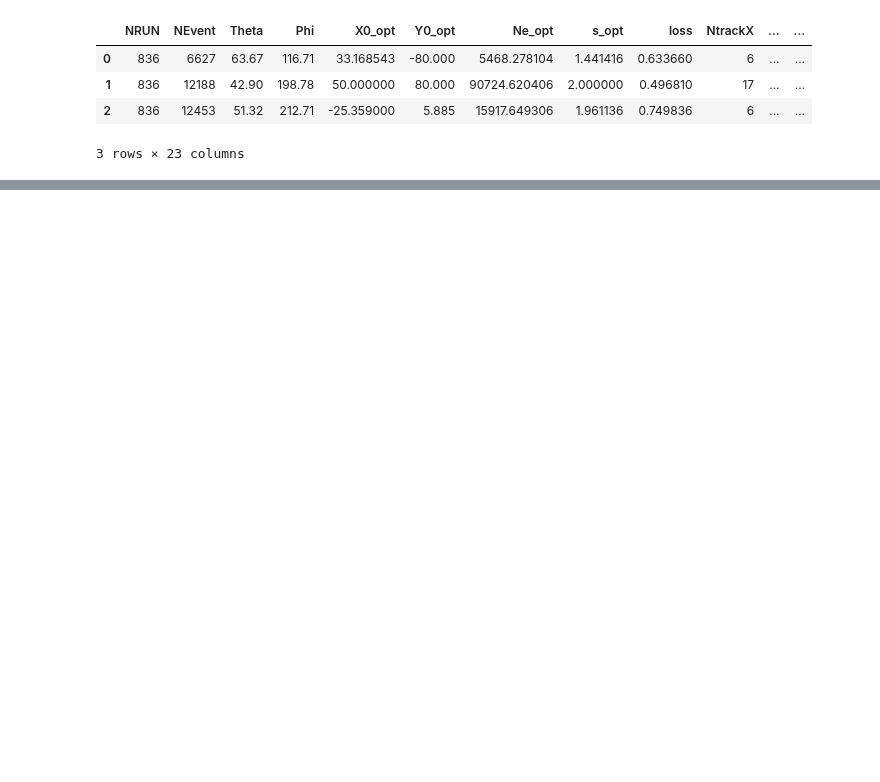
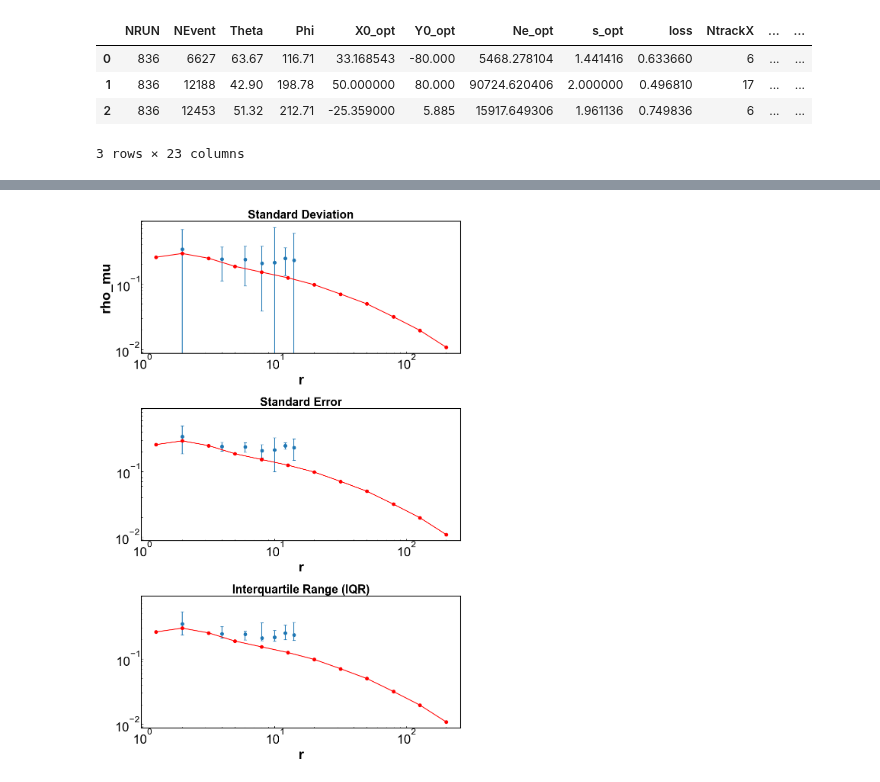
Before and after one commit to matalhim/sdf, a Jupyter notebook: events/muons/rho_r_muons.ipynb, the cells around one changed output, grey strips where cells are left out. Saved outputs shown, nothing was run; the diff lists cells and outputs as text; code cells hidden in the pictures; blank space fills up the shorter version.

```diff
--- a/events/muons/rho_r_muons.ipynb
+++ b/events/muons/rho_r_muons.ipynb
@@ -26,2 +29,3 @@ from functions import (
 # %%
 events_df = pd.read_parquet('../events.parquet', engine='pyarrow')
+events_df = events_df.drop(columns=['Sdet'])
@@ -28,5 +54,5 @@ events_df = pd.read_parquet('../events.parquet', engine='pyarrow')
 # %%
-decor_dot = (0, 0, -8)
+decor_dot = (5, 0, -11.5)
 x_d, y_d, z_d = decor_dot
 events_df = add_distance_to_df(events_df, decor_dot)
 # %%
@@ -52,4 +82,4 @@ events_df = events_df[
 # %%
-rho_mu = np.array(events_df['rho_mu'])
-r_decor = np.array(events_df['r_decor'])
+rho_mu = np.array(events_df1['rho_mu'])
+r_decor = np.array(events_df1['r_decor'])
 # %%
@@ -79,0 +95,11 @@ plt.show()
+# %%
+df = pd.DataFrame({'r_decor': r_decor, 'rho_mu': rho_mu})
+
+bins = np.arange(1, df['r_decor'].max() + 1, 2)
+df['r_bin'] = pd.cut(df['r_decor'], bins)
+grouped = df.groupby('r_bin', observed=True)['rho_mu'].median().reset_index()
+
+
+r_centers = [interval.mid for interval in grouped['r_bin']]
+grouped.drop('r_bin', axis=1, inplace=True)
+grouped['r'] = r_centers
@@ -79,0 +156,59 @@ plt.show()
+# %%
+# Группировка
+grouped = df.groupby('r_bin', observed=True)['rho_mu'].agg(
+    median='median',
+    mean='mean',
+    std='std',
+    count='count',
+    q25=lambda x: np.percentile(x, 25),
+    q75=lambda x: np.percentile(x, 75)
+).reset_index()
+
+# Центры биннов
+r_centers = [interval.mid for interval in grouped['r_bin']]
+grouped['r'] = r_centers
+
+# Стандартная ошибка
+grouped['stderr'] = grouped['std'] / np.sqrt(grouped['count'])
+
+# Межквартильный размах
+grouped['iqr'] = grouped['q75'] - grouped['q25']
+grouped['iqr_err_low'] = grouped['median'] - grouped['q25']
+grouped['iqr_err_high'] = grouped['q75'] - grouped['median']
+
+# === ГРАФИКИ ===
+fig, axs = plt.subplots(3, 1, figsize=(10, 15), sharey=True)
+
+# 1. Стандартное отклонение
+axs[0].errorbar(grouped['r'], grouped['median'], yerr=grouped['std'],
+                fmt='o', capsize=3)
+axs[0].plot(r_corsika, rho_corsika, marker='o', color='red')
+axs[0].set_title('Standard Deviation')
+axs[0].set_xscale('log')
+axs[0].set_yscale('log')
+axs[0].set_xlabel('r')
+axs[0].set_ylabel('rho_mu')
+
+# 2. Стандартная ошибка
+axs[1].errorbar(grouped['r'], grouped['median'], yerr=grouped['stderr'],
+                fmt='o', capsize=3)
+axs[1].plot(r_corsika, rho_corsika, marker='o', color='red')
+axs[1].set_title('Standard Error')
+axs[1].set_xscale('log')
+axs[1].set_yscale('log')
+axs[1].set_xlabel('r')
+
+# 3. Межквартильный размах (асимметричная ошибка)
+axs[2].errorbar(grouped['r'], grouped['median'],
+                yerr=[grouped['iqr_err_low'], grouped['iqr_err_high']],
+                fmt='o', capsize=3)
+axs[2].plot(r_corsika, rho_corsika, marker='o', color='red')
+axs[2].set_title('Interquartile Range (IQR)')
+axs[2].set_xscale('log')
+axs[2].set_yscale('log')
+axs[2].set_xlabel('r')
+
+plt.tight_layout()
+plt.show()
+# %% [output]
+[figure, added]
```
Also changed, not shown: parts of 21 cells of this notebook, 4 other files.
